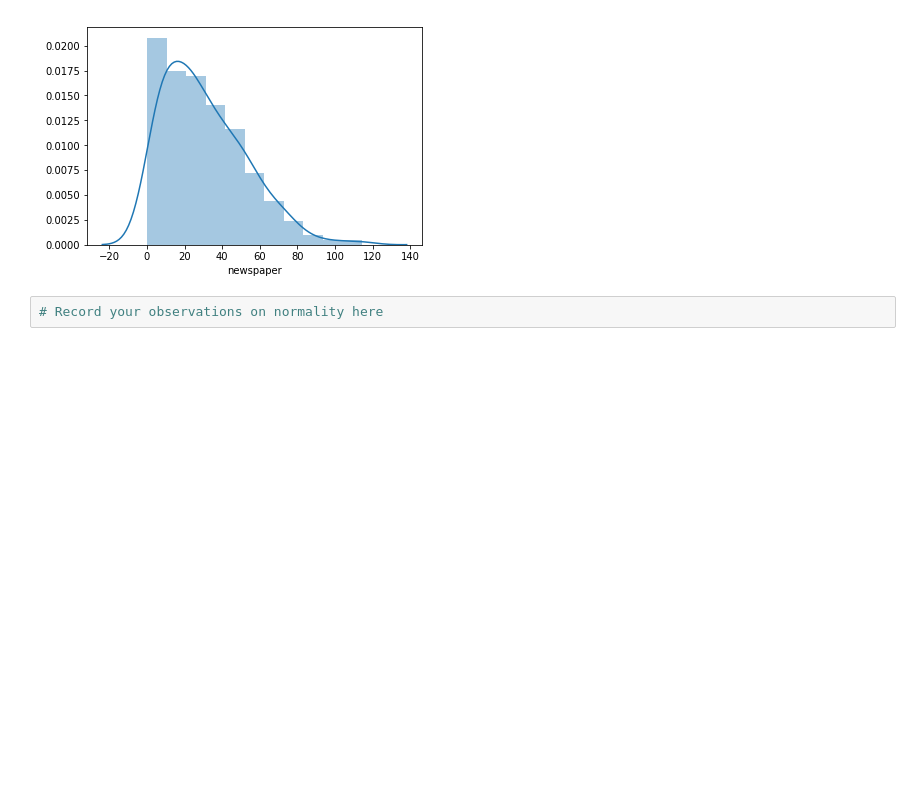
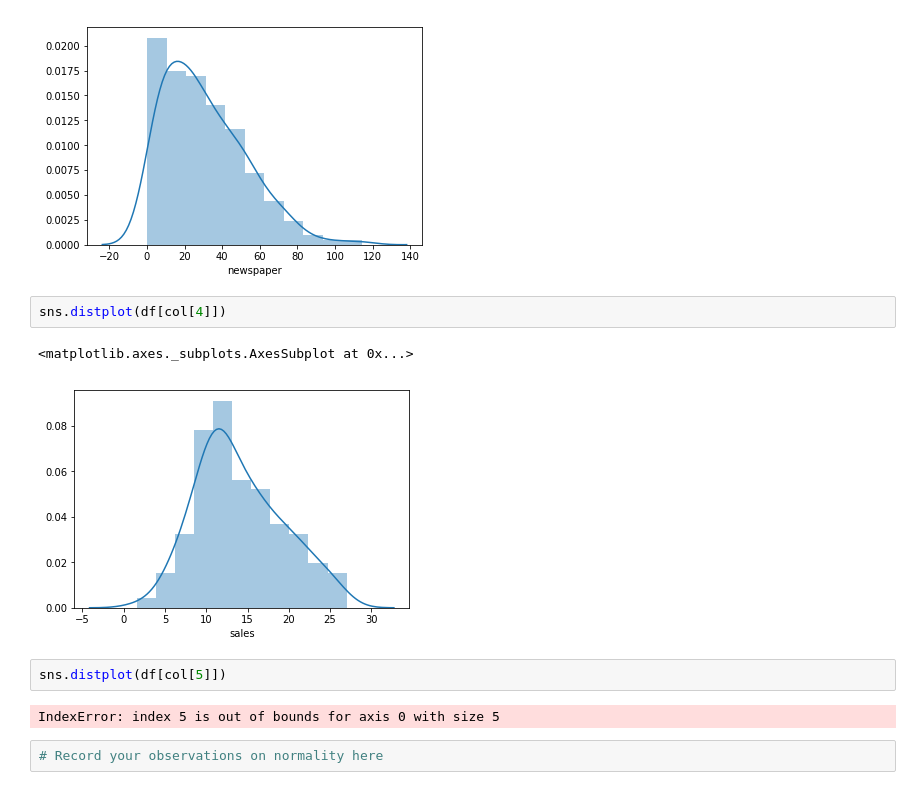
Before and after one commit to molron94/dsc-01-10-13-regression-statsmodels-lab-nyc-ds-career-031119, a Jupyter notebook: index.ipynb, the cells around one changed output. Saved outputs shown, nothing was run; the diff lists cells and outputs as text; blank space fills up the shorter version.

```diff
--- a/index.ipynb
+++ b/index.ipynb
@@ -89,6 +89,15 @@ sns.distplot(df[col[3]])
 # %% [output]
 <matplotlib.axes._subplots.AxesSubplot at 0x...>
 [figure]
+# %%
+sns.distplot(df[col[4]])
+# %% [output]
+<matplotlib.axes._subplots.AxesSubplot at 0x...>
+[figure, added]
+# %%
+sns.distplot(df[col[5]])
+# %% [output]
+IndexError: index 5 is out of bounds for axis 0 with size 5
 # %%
 # Record your observations on normality here
 # %% [markdown]
```
